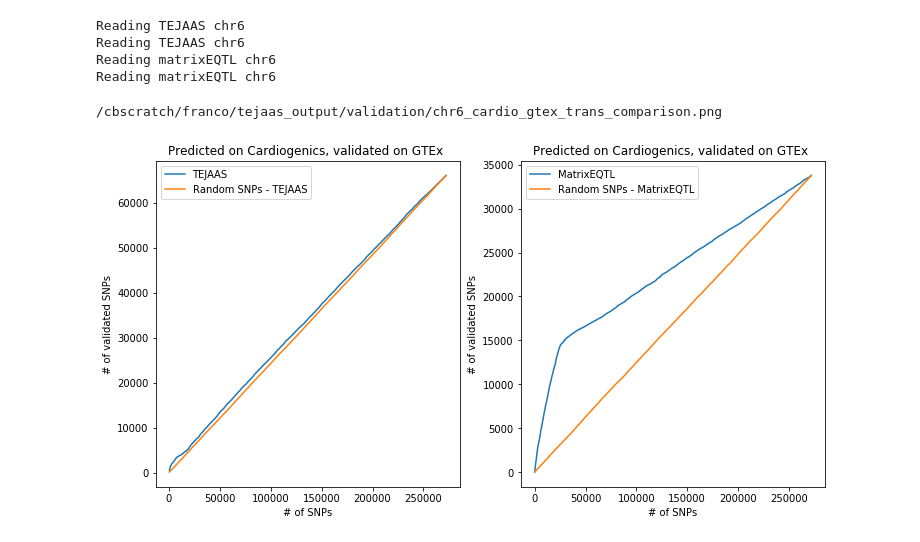
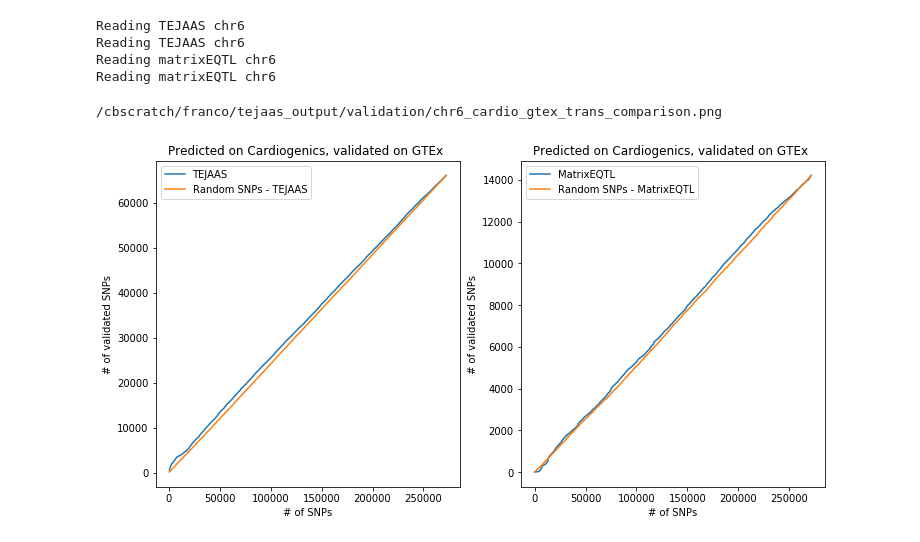
Before and after one commit to timkartar/Tejaas_Pipeline, a Jupyter notebook: devtools/validation_pipeline_plots.ipynb, the cells around one changed output. Saved outputs shown, nothing was run; the diff lists cells and outputs as text; code cells hidden in the pictures.

```diff
--- a/devtools/validation_pipeline_plots.ipynb
+++ b/devtools/validation_pipeline_plots.ipynb
@@ -267,20 +285,29 @@ def get_validation_curve(test_dict, validation_dict, pval_thres=0.05, islog=True
     return check_x, toplot
 # %%
 # Load all results
-gtex_beta   = 0.02  # 0.001 #
-cardio_beta = 0.006 # 0.001 #
+gtex_beta   = 0.02 # 0.001  # 0.02 #
+cardio_beta = 0.006 # 0.001  # 0.006 #
 
-gtex_dir    = os.path.join(tejaas_outdir, gtex_out_dir, "beta_{:n}".format(gtex_beta))
-cardio_dir  = os.path.join(tejaas_outdir, cardio_out_dir, "beta_{:n}".format(cardio_beta))
-# tejaas_gtex_dict, tejaas_cardio_dict = load_tejaas_results(chr_list, gtex_dir, cardio_dir)
-tejaas_gtex_dict = load_tejaas_results(chr_list, gtex_dir)
-tejaas_cardio_dict = load_tejaas_results(chr_list, cardio_dir)
+method = "rr"
+if method == "rr":
+    gtex_dir    = os.path.join(tejaas_outdir, gtex_out_dir, method,  "beta_{:n}".format(gtex_beta))
+    cardio_dir  = os.path.join(tejaas_outdir, cardio_out_dir, method, "beta_{:n}".format(cardio_beta))
+    tejaas_gtex_dict = load_tejaas_results(chr_list, gtex_dir)
+    tejaas_cardio_dict = load_tejaas_results(chr_list, cardio_dir)
+if method == "jpa":
+    gtex_dir    = os.path.join(tejaas_outdir, gtex_out_dir, method,  "beta_{:n}".format(gtex_beta))
+    cardio_dir  = os.path.join(tejaas_outdir, cardio_out_dir, method, "beta_{:n}".format(cardio_beta))
+    tejaas_gtex_dict = load_tejaas_jpa_results(chr_list, gtex_dir)
+    tejaas_cardio_dict = load_tejaas_jpa_results(chr_list, cardio_dir)
 
 # gtex_dir   = os.path.join(MatrixEQTL_outdir, gtex_out_dir)
 # cardio_dir = os.path.join(MatrixEQTL_outdir, cardio_out_dir)
 # mqtl_gtex_dict, mqtl_cardio_dict = load_matrixeqtl_results(chr_list, gtex_dir, cardio_dir)
+
 gtex_file   = os.path.join(MatrixEQTL_outdir, gtex_out_dir, "gtex_MatrixEQTL_chr{:d}.transout")
 cardio_file = os.path.join(MatrixEQTL_outdir, cardio_out_dir, "cardiogenics_MatrixEQTL_chr{:d}.transout")
+gtex_file = gtex_file + ".truetrans.afterfix"
+cardio_file = cardio_file + ".truetrans.afterfix"
 mqtl_gtex_dict = load_matrixeqtl_results(chr_list, gtex_file)
 mqtl_cardio_dict = load_matrixeqtl_results(chr_list, cardio_file)
 # %% [output]
@@ -314,40 +341,39 @@ k = 0
 m = 10000
 offset = 10000
 
 for algo_i in range(n_algorithms):
     algorithm  = algorithms[algo_i]
     subplotgrid += algo_i
 
     if algorithm == "TEJAAS":
+        if method == "rr":
+            x_values, toplot = get_validation_curve(tejaas_gtex_dict, tejaas_cardio_dict, pval_thres=0.05)
+            x_values_random, random_toplot = get_validation_curve(tejaas_gtex_dict, tejaas_cardio_dict, pval_thres=0.05, randomize=True)
 
-        x_values, toplot = get_validation_curve(tejaas_gtex_dict, tejaas_cardio_dict, pval_thres=0.05)
-        x_values_random, random_toplot = get_validation_curve(tejaas_gtex_dict, tejaas_cardio_dict, pval_thres=0.05, randomize=True)
+        if method == "jpa":
+            x_values, toplot = get_validation_curve_jpa(tejaas_gtex_dict, tejaas_cardio_dict)
+            x_values_random, random_toplot = get_validation_curve_jpa(tejaas_gtex_dict, tejaas_cardio_dict, randomize=True)
 
     if algorithm == "MatrixEQTL":
-
-#         mqtl_gtex_dict, mqtl_cardio_dict = load_matrixeqtl_results(chr_list, gtex_dir, cardio_dir)
-
         x_values, toplot = get_validation_curve(mqtl_gtex_dict, mqtl_cardio_dict, pval_thres=0.05)
         x_values_random, random_toplot = get_validation_curve(mqtl_gtex_dict, mqtl_cardio_dict, pval_thres=0.05, randomize=True)
 
     ax = fig.add_subplot(subplotgrid)
     plt.title('Predicted on Cardiogenics, validated on GTEx ')
-#     ax.plot(x_values[k:m],toplot[k:m], label=algorithm)
-#     ax.plot(x_values_random[k:m+offset], random_toplot[k:m+offset], label='Random SNPs - '+algorithm)
     ax.plot(x_values,toplot, label=algorithm)
     ax.plot(x_values_random, random_toplot, label='Random SNPs - '+algorithm)
     ax.legend()
     ax.set_xlabel("# of SNPs")
     ax.set_ylabel("# of validated SNPs")
 
 if not os.path.exists(outdir):
     os.makedirs(outdir)
 fig_file = os.path.join(outdir, "chr"+str(chr_list[0])+"_cardio_gtex_trans_comparison.png")
 print(fig_file)
 # plt.savefig(fig_file)
 plt.show()
 # %% [output]
 /cbscratch/franco/tejaas_output/validation/chr6_cardio_gtex_trans_comparison.png
-[figure, old version]
+[figure, new version]
 # %%
 import copy
```
Also changed, not shown: parts of 15 cells of this notebook, 13 other files.
